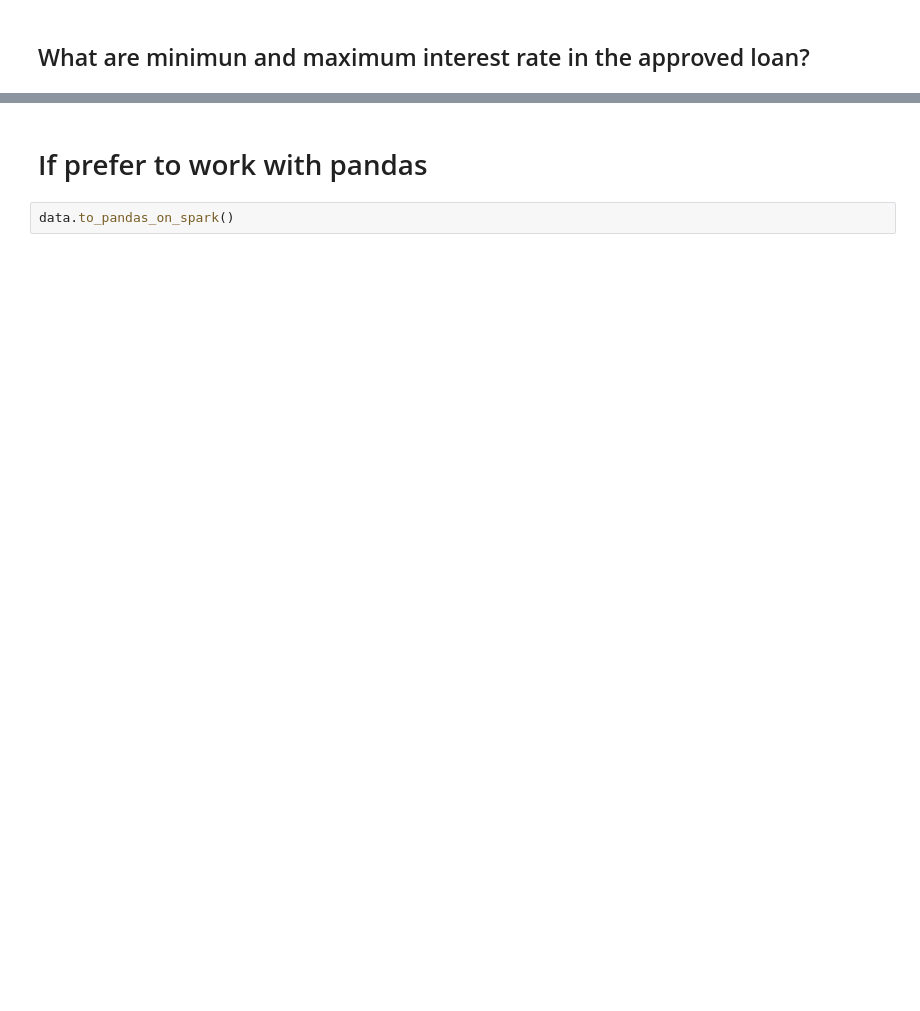
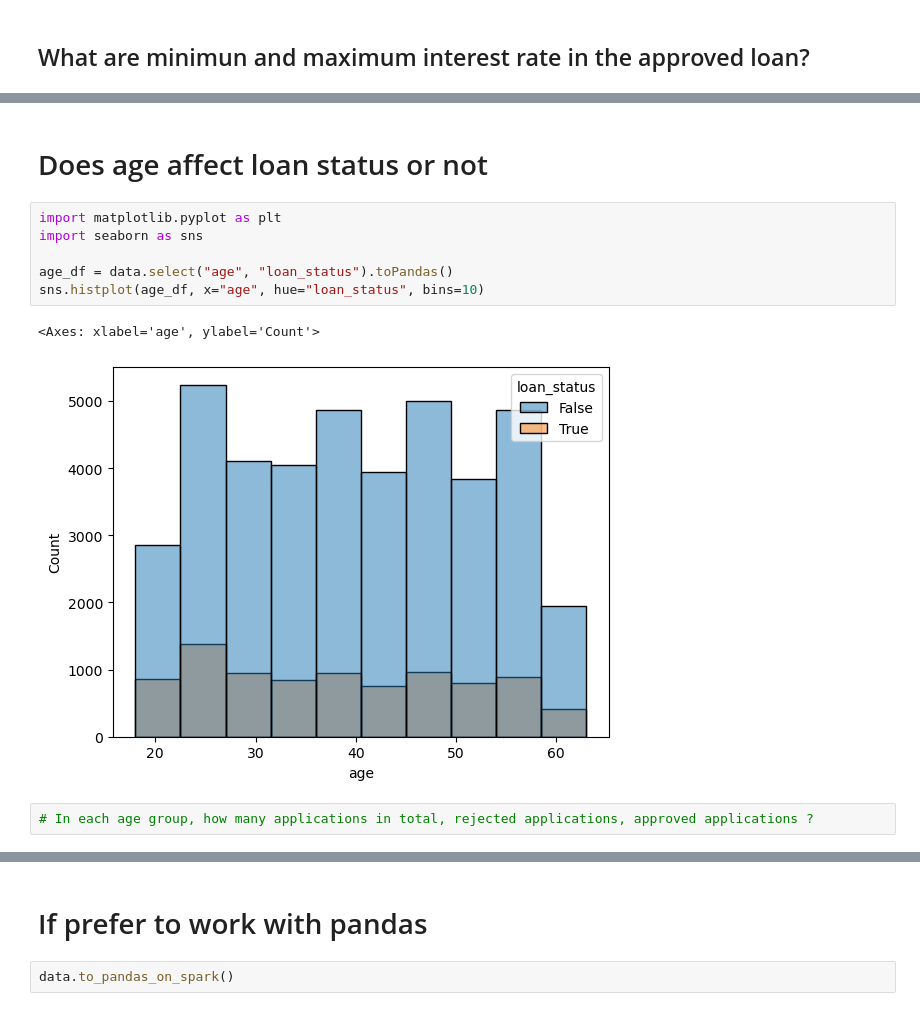
Before and after one commit to vengleab/BigData-Sunrise-2024, a Jupyter notebook: spark-sql/Spark SQL.ipynb, the cells around one changed output, grey strips where cells are left out. Cells and saved outputs as stored; diff of their text form; blank space fills up the shorter version.

```diff
--- a/spark-sql/Spark SQL.ipynb
+++ b/spark-sql/Spark SQL.ipynb
@@ -335,0 +410,13 @@ joint_dataset.withColumn("percentage", joint_dataset["count"] / joint_dataset["a
+# %% [markdown]
+# Does age affect loan status or not
+# %%
+import matplotlib.pyplot as plt
+import seaborn as sns
+
+age_df = data.select("age", "loan_status").toPandas()
+sns.histplot(age_df, x="age", hue="loan_status", bins=10)
+# %% [output]
+<Axes: xlabel='age', ylabel='Count'>
+[figure, added]
+# %%
+# In each age group, how many applications in total, rejected applications, approved applications ?
```
Also changed, not shown: parts of 11 cells of this notebook.
